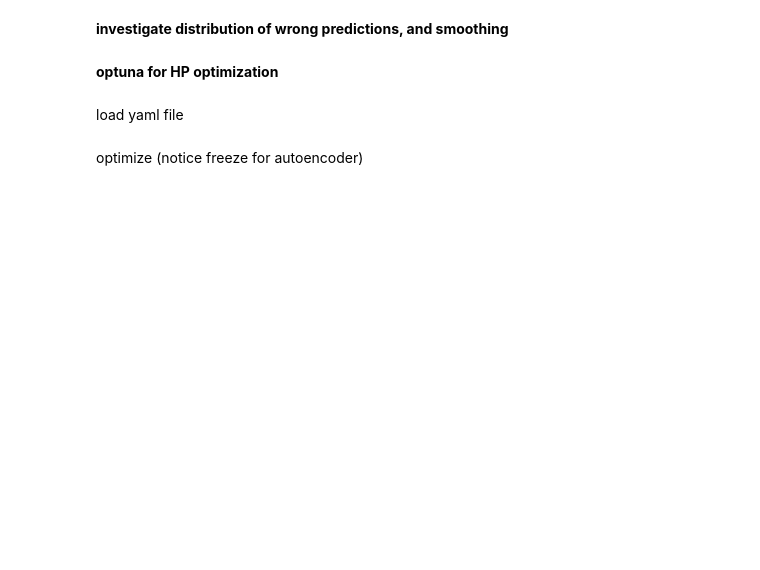
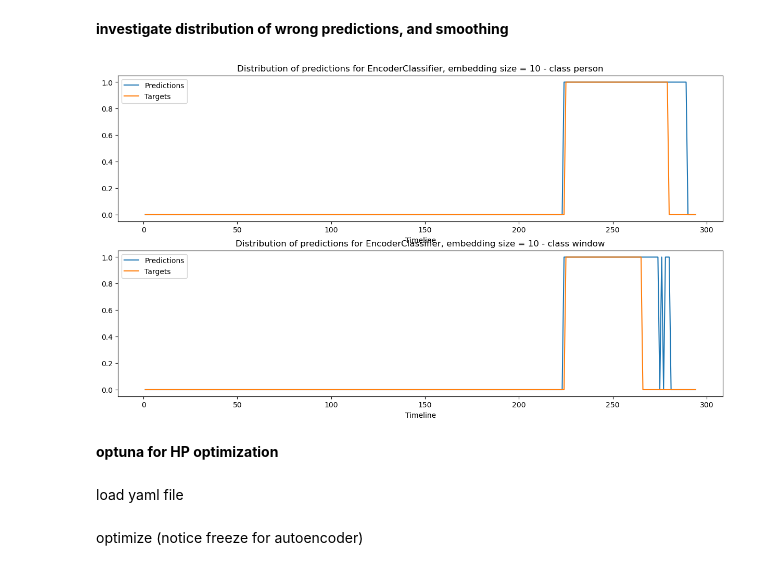
Before and after one commit to hex41434/TimeSeriesClassification, a Jupyter notebook: EncoderClassifier.ipynb, the cells around one changed output. Drawn from its saved outputs; the diff is of its cells as text; code cells hidden in the pictures; blank space fills up the shorter version.

```diff
--- a/EncoderClassifier.ipynb
+++ b/EncoderClassifier.ipynb
@@ -366,15 +466,17 @@ test_targets,test_preds = evaluate_test_data(_x_test= x_test, _y_test = y_test,
 # %%
 #### single label
 # ## plot targets vs predictions person
 # plot_distribution(test_targets,test_preds,'person')
 # ## plot FP, FN
 # plot_fp_fn(test_targets,test_preds,'person')
 #############################################################################################################
 ### smoothing
 # test_preds = smoothing_predictions(test_preds,2)
 ###############################################################################################################
 #### multi label
-plot_distribution_both(test_targets,test_preds, network)
+fig = plot_distribution_both(test_targets,test_preds, network)
+# %% [output]
+[figure, added]
 # %% [markdown]
 **optuna for HP optimization**
 # %% [markdown]
```
Also changed, not shown: parts of 10 cells of this notebook, 10 other files.
